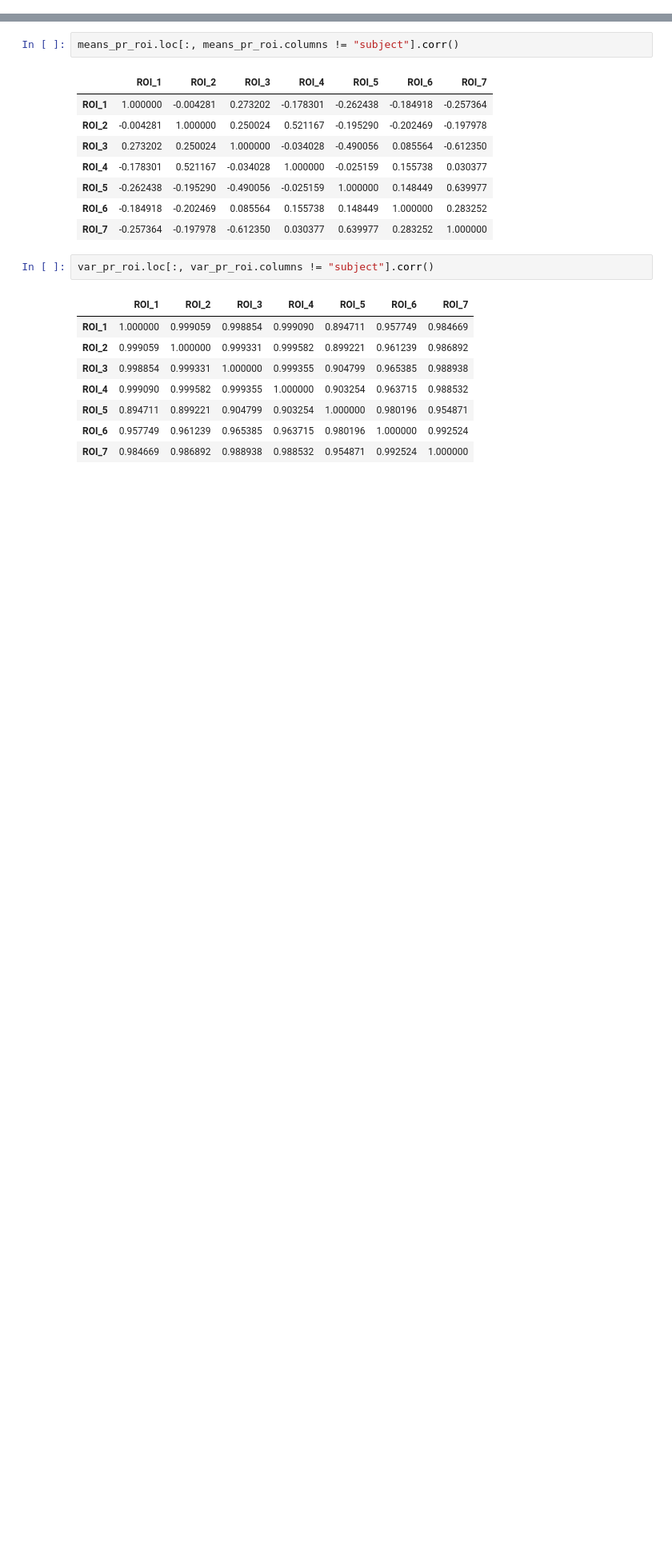
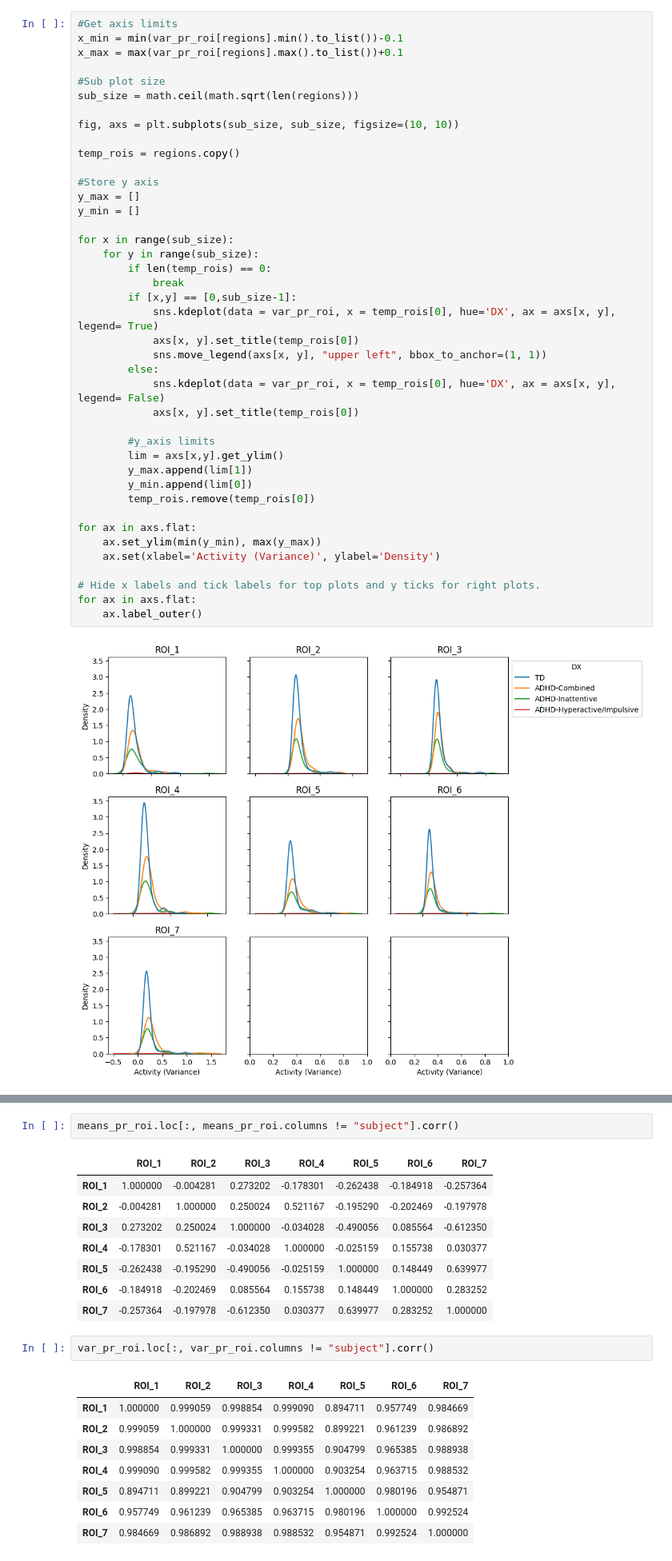
Before and after one commit to malt1114/Thesis_Neurodiversity, a Jupyter notebook: EDA.ipynb, the cells around one changed output, grey strips where cells are left out. Shown at 80% size. Drawn from its saved outputs; the diff is of its cells as text; blank space fills up the shorter version.

```diff
--- a/EDA.ipynb
+++ b/EDA.ipynb
@@ -66,0 +197,43 @@ var_pr_roi[var_pr_roi['ROI_1']>2] # TODO visually inspect these scans, maybe the
+# %%
+#Get axis limits
+x_min = min(var_pr_roi[regions].min().to_list())-0.1
+x_max = max(var_pr_roi[regions].max().to_list())+0.1
+
+#Sub plot size
+sub_size = math.ceil(math.sqrt(len(regions)))
+
+fig, axs = plt.subplots(sub_size, sub_size, figsize=(10, 10))
+
+temp_rois = regions.copy()
+
+#Store y axis
+y_max = []
+y_min = []
+
+for x in range(sub_size):
+    for y in range(sub_size):
+        if len(temp_rois) == 0:
+            break
+        if [x,y] == [0,sub_size-1]:
+            sns.kdeplot(data = var_pr_roi, x = temp_rois[0], hue='DX', ax = axs[x, y], legend= True)
+            axs[x, y].set_title(temp_rois[0])
+            sns.move_legend(axs[x, y], "upper left", bbox_to_anchor=(1, 1))
+        else:
+            sns.kdeplot(data = var_pr_roi, x = temp_rois[0], hue='DX', ax = axs[x, y], legend= False)
+            axs[x, y].set_title(temp_rois[0])
+
+        #y_axis limits
+        lim = axs[x,y].get_ylim()
+        y_max.append(lim[1])
+        y_min.append(lim[0])
+        temp_rois.remove(temp_rois[0])
+
+for ax in axs.flat:
+    ax.set_ylim(min(y_min), max(y_max))
+    ax.set(xlabel='Activity (Variance)', ylabel='Density')
+
+# Hide x labels and tick labels for top plots and y ticks for right plots.
+for ax in axs.flat:
+    ax.label_outer()
+# %% [output]
+[figure, added]
```
Also changed, not shown: parts of 36 cells of this notebook, 5 other files.
